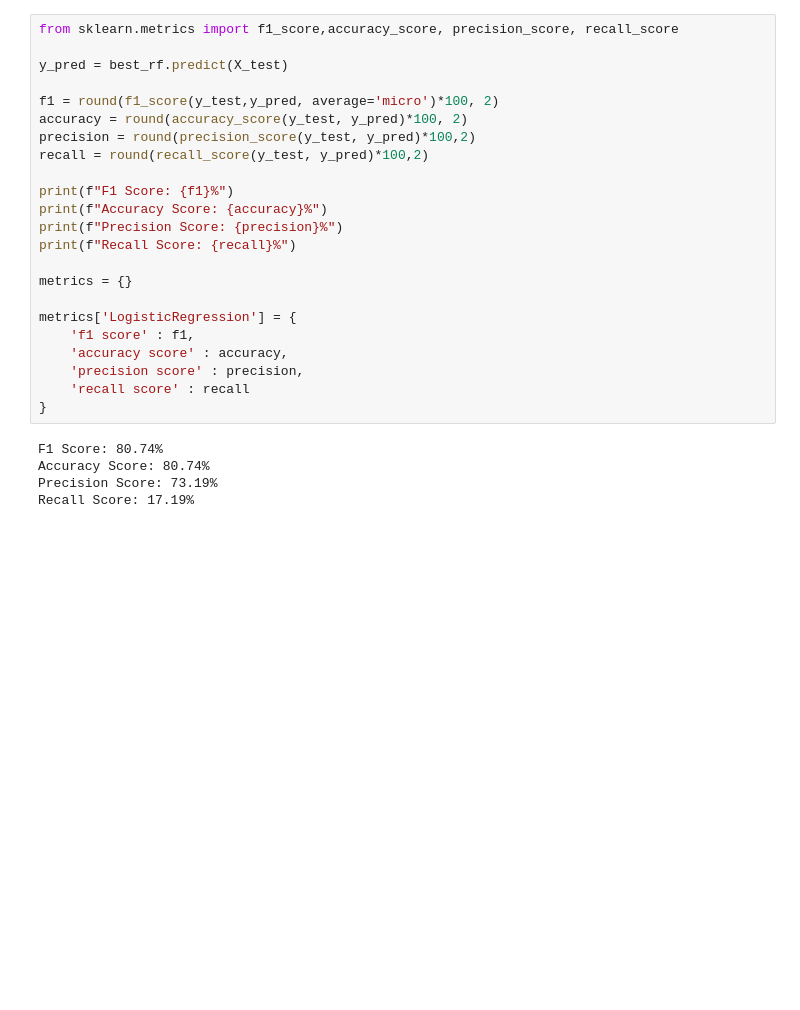
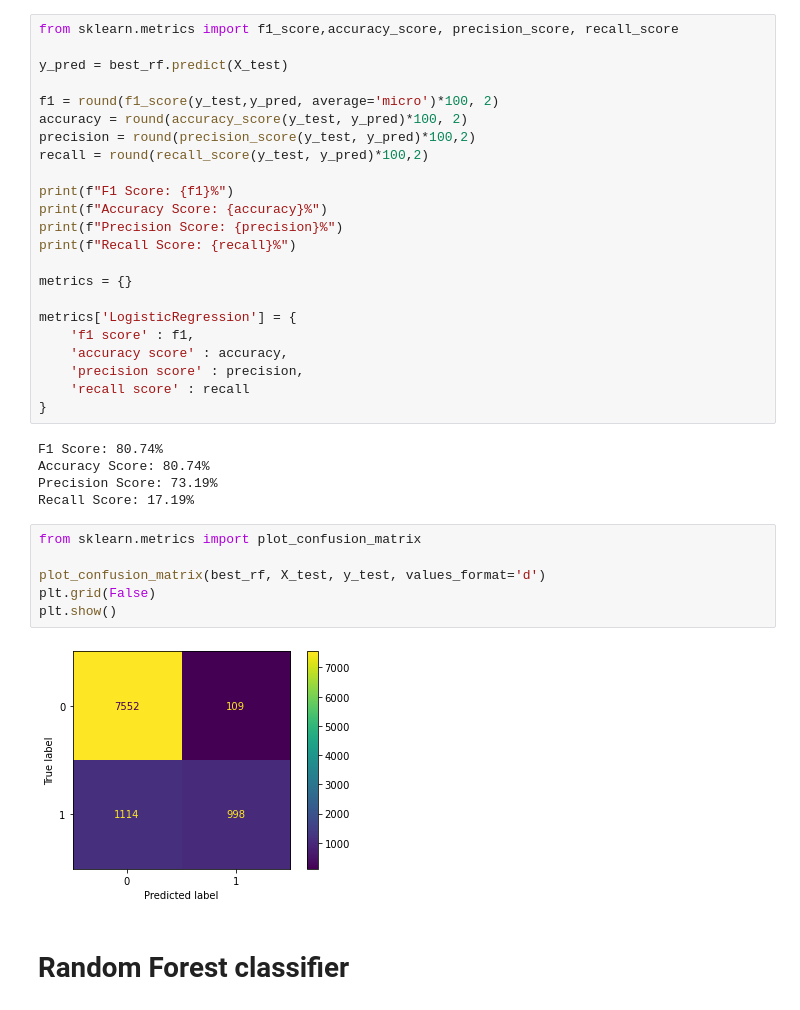
Before and after one commit to Ewertonv90/Credit-Score-Classification_Risk, a Jupyter notebook: project-credit-classfication.ipynb, the cells around one changed output. Drawn from its saved outputs; the diff is of its cells as text; blank space fills up the shorter version.

Commit message:
Implementacao do modelo random forest e Gradient Boosting

```diff
--- a/project-credit-classfication.ipynb
+++ b/project-credit-classfication.ipynb
@@ -362,3 +362,13 @@ F1 Score: 80.74%
 Accuracy Score: 80.74%
 Precision Score: 73.19%
 Recall Score: 17.19%
+# %%
+from sklearn.metrics import plot_confusion_matrix
+
+plot_confusion_matrix(best_rf, X_test, y_test, values_format='d')
+plt.grid(False)
+plt.show()
+# %% [output]
+[figure, added]
+# %% [markdown]
+# Random Forest classifier
```
Also changed, not shown: parts of 11 cells of this notebook.
